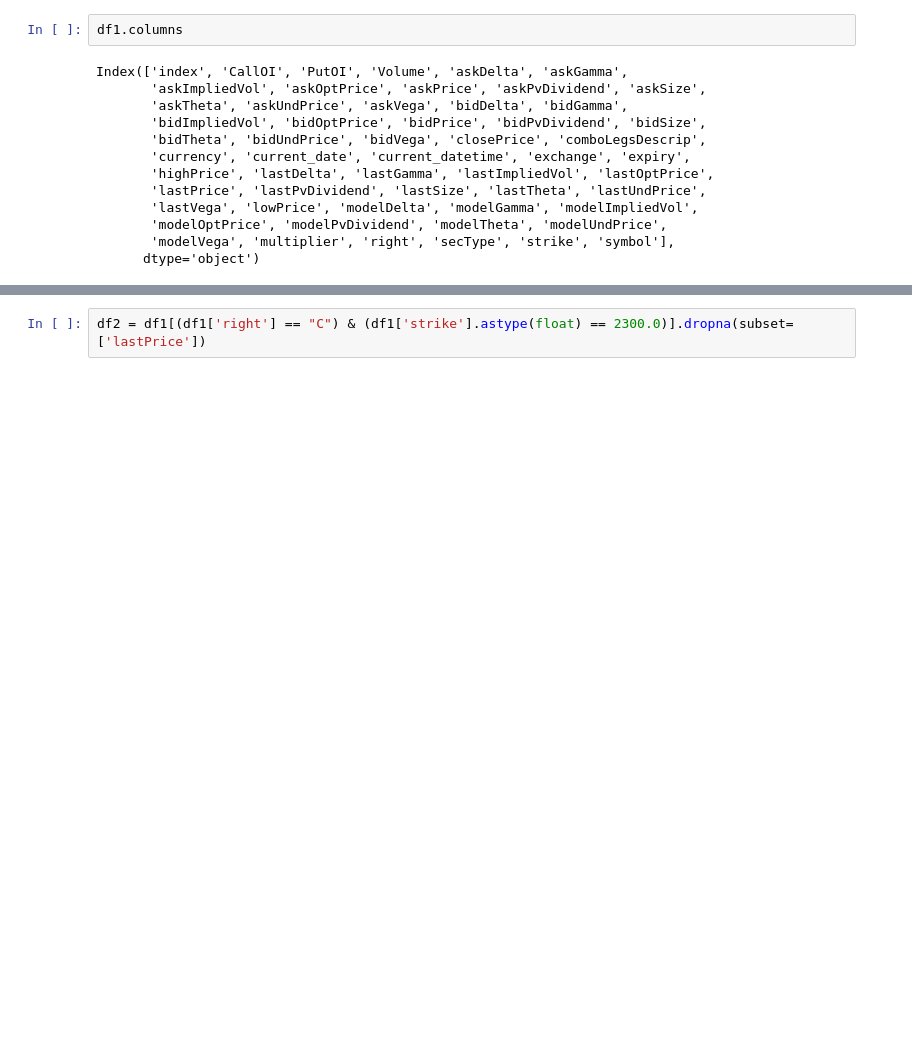
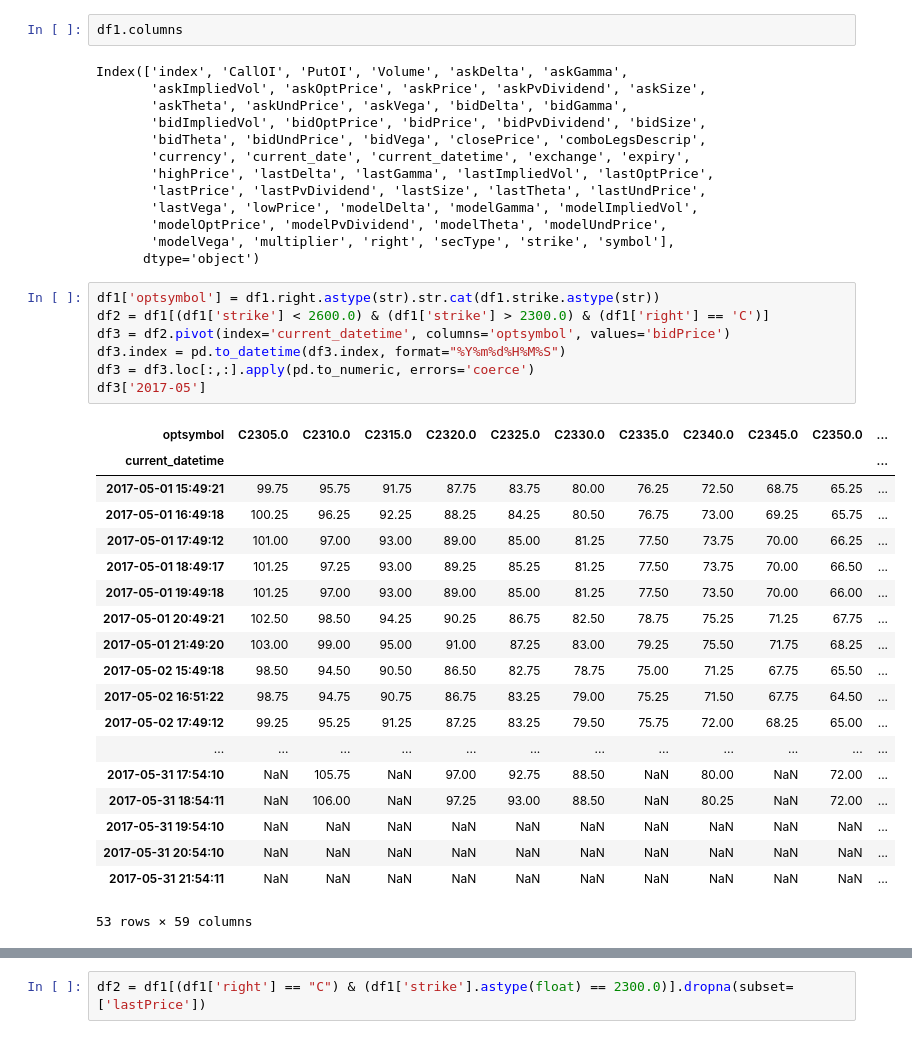
Before and after one commit to OZ-T/voltrad1, a Jupyter notebook: ipython/Analizar_precios.ipynb, the cells around one changed output, grey strips where cells are left out. Cells and saved outputs as stored; diff of their text form; blank space fills up the shorter version.

```diff
--- a/ipython/Analizar_precios.ipynb
+++ b/ipython/Analizar_precios.ipynb
@@ -45,3 +60,30 @@ Index(['index', 'CallOI', 'PutOI', 'Volume', 'askDelta', 'askGamma',
        'modelOptPrice', 'modelPvDividend', 'modelTheta', 'modelUndPrice',
        'modelVega', 'multiplier', 'right', 'secType', 'strike', 'symbol'],
       dtype='object')
+# %%
+df1['optsymbol'] = df1.right.astype(str).str.cat(df1.strike.astype(str))
+df2 = df1[(df1['strike'] < 2600.0) & (df1['strike'] > 2300.0) & (df1['right'] == 'C')]
+df3 = df2.pivot(index='current_datetime', columns='optsymbol', values='bidPrice')
+df3.index = pd.to_datetime(df3.index, format="%Y%m%d%H%M%S")
+df3 = df3.loc[:,:].apply(pd.to_numeric, errors='coerce')
+df3['2017-05']
+# %% [output]
+| optsymbol | C2305.0 | C2310.0 | C2315.0 | C2320.0 | C2325.0 | C2330.0 | C2335.0 | C2340.0 | C2345.0 | C2350.0 | ... |
+| current_datetime |  |  |  |  |  |  |  |  |  |  | ... |
+| 2017-05-01 15:49:21 | 99.75 | 95.75 | 91.75 | 87.75 | 83.75 | 80.00 | 76.25 | 72.50 | 68.75 | 65.25 | ... |
+| 2017-05-01 16:49:18 | 100.25 | 96.25 | 92.25 | 88.25 | 84.25 | 80.50 | 76.75 | 73.00 | 69.25 | 65.75 | ... |
+| 2017-05-01 17:49:12 | 101.00 | 97.00 | 93.00 | 89.00 | 85.00 | 81.25 | 77.50 | 73.75 | 70.00 | 66.25 | ... |
+| 2017-05-01 18:49:17 | 101.25 | 97.25 | 93.00 | 89.25 | 85.25 | 81.25 | 77.50 | 73.75 | 70.00 | 66.50 | ... |
+| 2017-05-01 19:49:18 | 101.25 | 97.00 | 93.00 | 89.00 | 85.00 | 81.25 | 77.50 | 73.50 | 70.00 | 66.00 | ... |
+| 2017-05-01 20:49:21 | 102.50 | 98.50 | 94.25 | 90.25 | 86.75 | 82.50 | 78.75 | 75.25 | 71.25 | 67.75 | ... |
+| 2017-05-01 21:49:20 | 103.00 | 99.00 | 95.00 | 91.00 | 87.25 | 83.00 | 79.25 | 75.50 | 71.75 | 68.25 | ... |
+| 2017-05-02 15:49:18 | 98.50 | 94.50 | 90.50 | 86.50 | 82.75 | 78.75 | 75.00 | 71.25 | 67.75 | 65.50 | ... |
+| 2017-05-02 16:51:22 | 98.75 | 94.75 | 90.75 | 86.75 | 83.25 | 79.00 | 75.25 | 71.50 | 67.75 | 64.50 | ... |
+| 2017-05-02 17:49:12 | 99.25 | 95.25 | 91.25 | 87.25 | 83.25 | 79.50 | 75.75 | 72.00 | 68.25 | 65.00 | ... |
+| ... | ... | ... | ... | ... | ... | ... | ... | ... | ... | ... | ... |
+| 2017-05-31 17:54:10 | NaN | 105.75 | NaN | 97.00 | 92.75 | 88.50 | NaN | 80.00 | NaN | 72.00 | ... |
+| 2017-05-31 18:54:11 | NaN | 106.00 | NaN | 97.25 | 93.00 | 88.50 | NaN | 80.25 | NaN | 72.00 | ... |
+| 2017-05-31 19:54:10 | NaN | NaN | NaN | NaN | NaN | NaN | NaN | NaN | NaN | NaN | ... |
+| 2017-05-31 20:54:10 | NaN | NaN | NaN | NaN | NaN | NaN | NaN | NaN | NaN | NaN | ... |
+| 2017-05-31 21:54:11 | NaN | NaN | NaN | NaN | NaN | NaN | NaN | NaN | NaN | NaN | ... |
+53 rows × 59 columns
```
Also changed, not shown: parts of 3 cells of this notebook, 1 other file.
